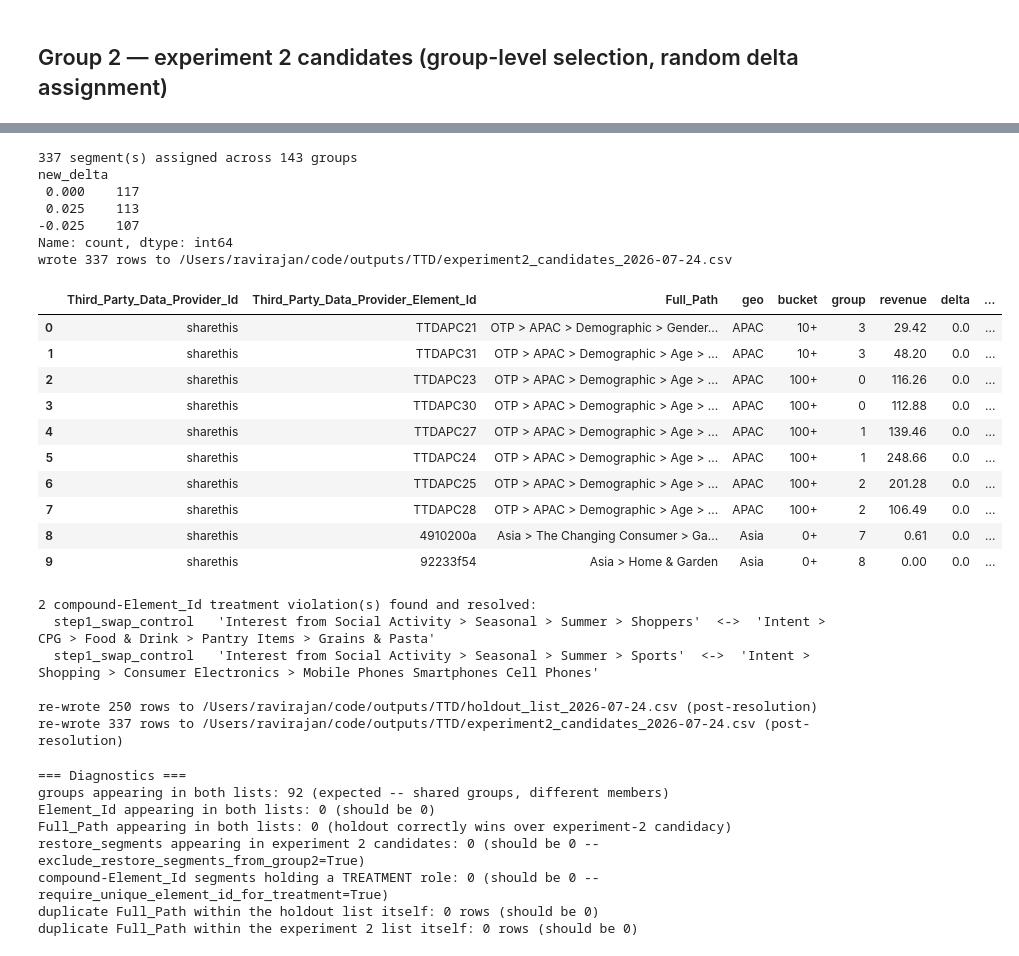
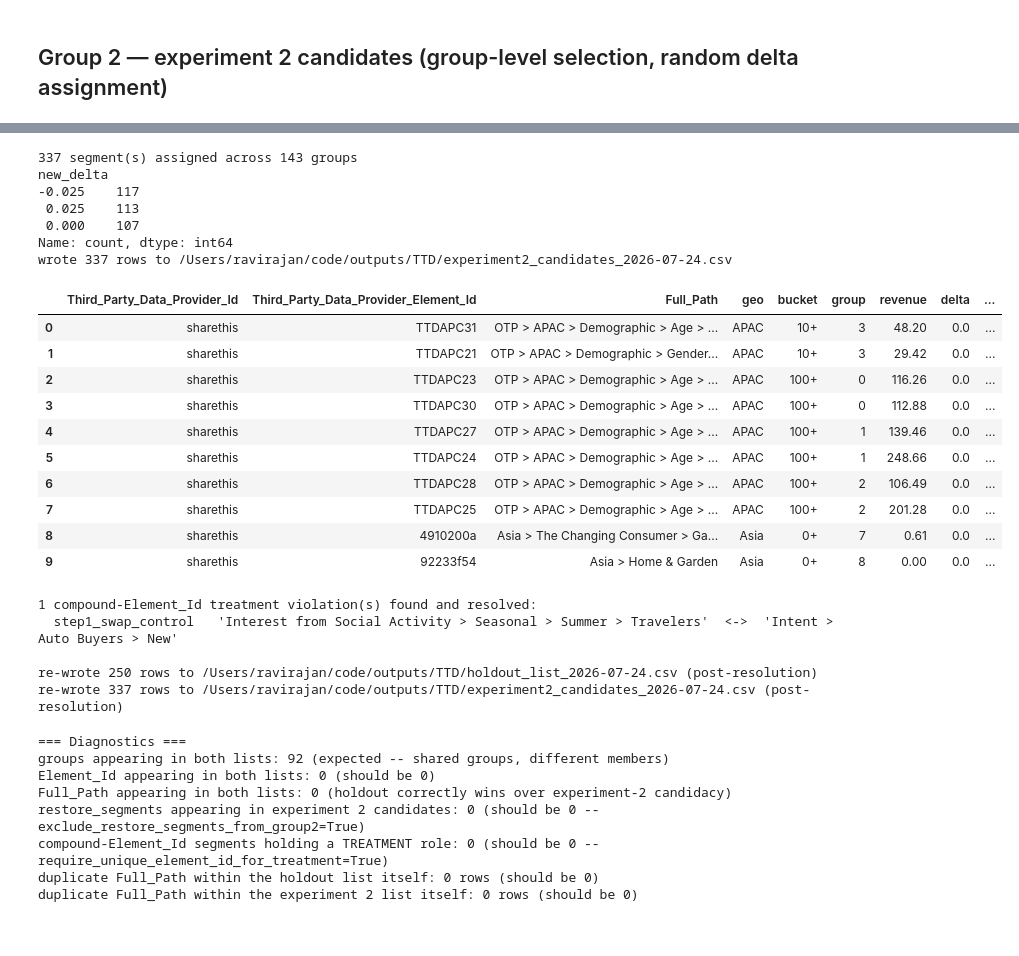
Before and after one commit to ravi-sharethis/python-notebooks, a Jupyter notebook: TTD_stratified_selection.ipynb, the cells around one changed output, grey strips where cells are left out. Saved outputs shown, nothing was run; the diff lists cells and outputs as text; code cells hidden in the pictures.

```diff
--- a/TTD_stratified_selection.ipynb
+++ b/TTD_stratified_selection.ipynb
@@ -548,6 +552,22 @@ bucket
 # != 3 available members (rare) get as many of NEW_DELTAS as they have
 # available members (no repeats within a group); any member beyond
 # len(NEW_DELTAS) is left out of this round's assignment.
+#
+# Each group draws from its OWN independent RNG, seeded from a stable hash of
+# its (provider, geo, group) identity -- not sequential draws from one shared
+# RNG stream. A shared stream means group N's random draw depends on exactly
+# how many draws groups 1..N-1 consumed, which depends on which OTHER groups
+# got selected upstream (e.g. by Group 1/holdout selection) -- so an
+# unrelated change elsewhere in the pipeline can silently reshuffle every
+# later group's assignment (confirmed: a Group-1 selection-logic fix once
+# changed 224 unrelated Group-2 assignments this way). Per-group hashed seeds
+# make a group's own assignment depend only on its own identity and
+# NEW_DELTAS/member set -- stable against any upstream reshuffling.
+def _stable_group_seed(key):
+    key_str = "|".join(str(k) for k in key)
+    digest = hashlib.sha256(key_str.encode()).hexdigest()
+    return int(digest[:16], 16) % (2**32)
+
 assign_rows = []
 for _, g in sel_groups.iterrows():
     members = universe[
@@ -555,45 +575,47 @@ for _, g in sel_groups.iterrows():
         (universe["geo"] == g["geo"]) & (universe["group"] == g["group"]) &
         (~universe["Full_Path"].isin(excluded_full_paths))
     ]
     k = min(len(members), len(NEW_DELTAS))
-    chosen_idx = RNG.choice(members.index, size=k, replace=False)
-    chosen_deltas = RNG.permutation(NEW_DELTAS)[:k]
+    gkey = (g["Third_Party_Data_Provider_Id"], g["geo"], g["group"])
+    group_rng = np.random.default_rng(_stable_group_seed(gkey))
+    chosen_idx = group_rng.choice(members.index, size=k, replace=False)
+    chosen_deltas = group_rng.permutation(NEW_DELTAS)[:k]
     for idx, d in zip(chosen_idx, chosen_deltas):
         row = members.loc[idx].copy()
         row["new_delta"] = d
         assign_rows.append(row)
 
 exp2_out = pd.DataFrame(assign_rows)
 exp2_out["tag"] = (np.where(exp2_out["new_delta"] == 0, group2_control_tag, group2_tag)
                    + exp2_out["new_delta"].apply(lambda d: f" (delta = {d:+.3f})"))
 print(f"{len(exp2_out):,} segment(s) assigned across {len(sel_groups):,} groups")
 print(exp2_out["new_delta"].value_counts())
 
 _cols = ["Third_Party_Data_Provider_Id", "Third_Party_Data_Provider_Element_Id", "Full_Path",
          "geo", "bucket", "group", "revenue", "delta", "new_delta", "stability_score", "tag"]
 exp2_out = exp2_out[_cols].sort_values(["geo", "bucket", "group"]).reset_index(drop=True)
 
 if group2_output_file is not None:
     exp2_out.to_csv(group2_output_file, index=False)
     print(f"wrote {len(exp2_out):,} rows to {group2_output_file}")
 exp2_out.head(10)
 # %% [output]
 337 segment(s) assigned across 143 groups
 new_delta
- 0.000    117
+-0.025    117
  0.025    113
--0.025    107
+ 0.000    107
 Name: count, dtype: int64
 wrote 337 rows to /Users/ravirajan/code/outputs/TTD/experiment2_candidates_2026-07-24.csv
 |  | Third_Party_Data_Provider_Id | Third_Party_Data_Provider_Element_Id | Full_Path | geo | bucket | group | revenue | delta | ... |
-| 0 | sharethis | TTDAPC21 | OTP > APAC > Demographic > Gender... | APAC | 10+ | 3 | 29.42 | 0.0 | ... |
-| 1 | sharethis | TTDAPC31 | OTP > APAC > Demographic > Age > ... | APAC | 10+ | 3 | 48.20 | 0.0 | ... |
+| 0 | sharethis | TTDAPC31 | OTP > APAC > Demographic > Age > ... | APAC | 10+ | 3 | 48.20 | 0.0 | ... |
+| 1 | sharethis | TTDAPC21 | OTP > APAC > Demographic > Gender... | APAC | 10+ | 3 | 29.42 | 0.0 | ... |
 | 2 | sharethis | TTDAPC23 | OTP > APAC > Demographic > Age > ... | APAC | 100+ | 0 | 116.26 | 0.0 | ... |
 | 3 | sharethis | TTDAPC30 | OTP > APAC > Demographic > Age > ... | APAC | 100+ | 0 | 112.88 | 0.0 | ... |
 | 4 | sharethis | TTDAPC27 | OTP > APAC > Demographic > Age > ... | APAC | 100+ | 1 | 139.46 | 0.0 | ... |
 | 5 | sharethis | TTDAPC24 | OTP > APAC > Demographic > Age > ... | APAC | 100+ | 1 | 248.66 | 0.0 | ... |
-| 6 | sharethis | TTDAPC25 | OTP > APAC > Demographic > Age > ... | APAC | 100+ | 2 | 201.28 | 0.0 | ... |
-| 7 | sharethis | TTDAPC28 | OTP > APAC > Demographic > Age > ... | APAC | 100+ | 2 | 106.49 | 0.0 | ... |
+| 6 | sharethis | TTDAPC28 | OTP > APAC > Demographic > Age > ... | APAC | 100+ | 2 | 106.49 | 0.0 | ... |
+| 7 | sharethis | TTDAPC25 | OTP > APAC > Demographic > Age > ... | APAC | 100+ | 2 | 201.28 | 0.0 | ... |
 | 8 | sharethis | 4910200a | Asia > The Changing Consumer > Ga... | Asia | 0+ | 7 | 0.61 | 0.0 | ... |
 | 9 | sharethis | 92233f54 | Asia > Home & Garden | Asia | 0+ | 8 | 0.00 | 0.0 | ... |
 # %%
@@ -719,9 +741,8 @@ if require_unique_element_id_for_treatment:
 else:
     print("require_unique_element_id_for_treatment is False -- skipping compound-Element_Id resolution")
 # %% [output]
-2 compound-Element_Id treatment violation(s) found and resolved:
-  step1_swap_control   'Interest from Social Activity > Seasonal > Summer > Shoppers'  <->  'Intent > CPG > Food & Drink > Pantry Items > Grains & Pasta'
-  step1_swap_control   'Interest from Social Activity > Seasonal > Summer > Sports'  <->  'Intent > Shopping > Consumer Electronics > Mobile Phones Smartphones Cell Phones'
+1 compound-Element_Id treatment violation(s) found and resolved:
+  step1_swap_control   'Interest from Social Activity > Seasonal > Summer > Travelers'  <->  'Intent > Auto Buyers > New'
 
 re-wrote 250 rows to /Users/ravirajan/code/outputs/TTD/holdout_list_2026-07-24.csv (post-resolution)
 re-wrote 337 rows to /Users/ravirajan/code/outputs/TTD/experiment2_candidates_2026-07-24.csv (post-resolution)
```
Also changed, not shown: parts of 1 cell of this notebook, 1 other file.
